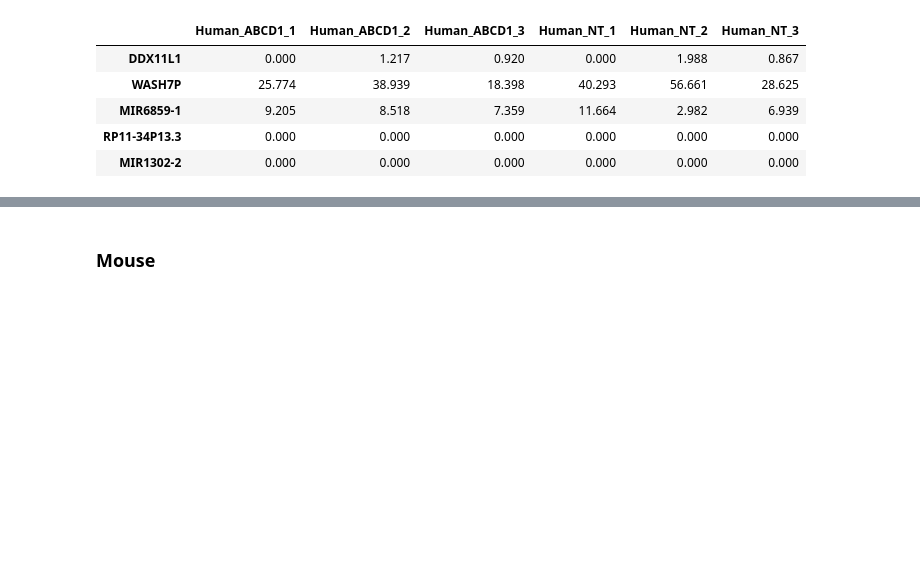
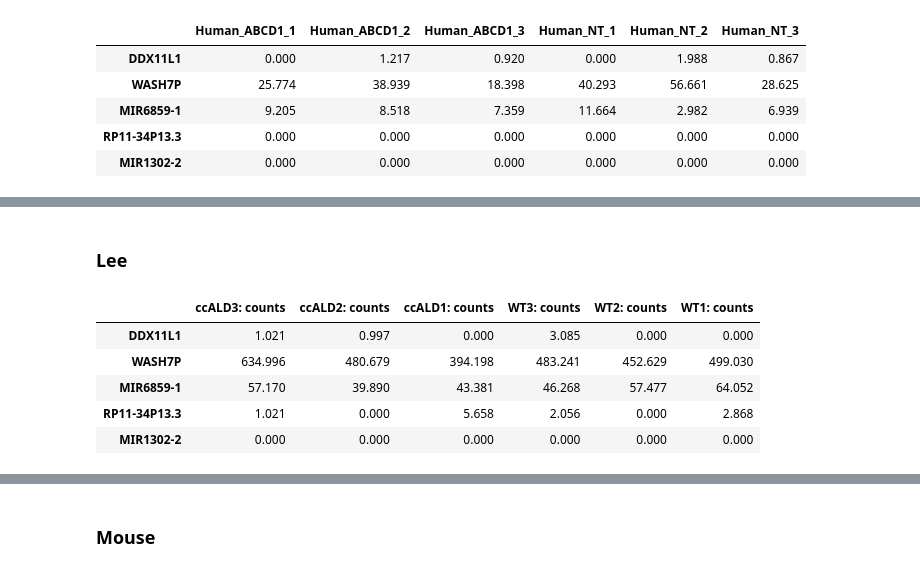
Before and after one commit to Musolino-Lab/ABCD1-KO-Transcriptome, a Jupyter notebook: Serialize_DESeq_Data_to_JSON.ipynb, the cells around one changed output, grey strips where cells are left out. Drawn from its saved outputs; the diff is of its cells as text; code cells hidden in the pictures; blank space fills up the shorter version.

```diff
--- a/Serialize_DESeq_Data_to_JSON.ipynb
+++ b/Serialize_DESeq_Data_to_JSON.ipynb
@@ -114,0 +119,12 @@ human.to_json('./json/human_counts.json')
+# %% [markdown]
+### Lee
+# %%
+lee = pd.read_csv('DESeq2_data/Lee/Normalized_counts_Lee.tsv', sep='\t', index_col=0).round(3)
+lee.head()
+# %% [output]
+|  | ccALD3: counts | ccALD2: counts | ccALD1: counts | WT3: counts | WT2: counts | WT1: counts |
+| DDX11L1 | 1.021 | 0.997 | 0.000 | 3.085 | 0.000 | 0.000 |
+| WASH7P | 634.996 | 480.679 | 394.198 | 483.241 | 452.629 | 499.030 |
+| MIR6859-1 | 57.170 | 39.890 | 43.381 | 46.268 | 57.477 | 64.052 |
+| RP11-34P13.3 | 1.021 | 0.000 | 5.658 | 2.056 | 0.000 | 2.868 |
+| MIR1302-2 | 0.000 | 0.000 | 0.000 | 0.000 | 0.000 | 0.000 |
```
Also changed, not shown: parts of 36 cells of this notebook.
